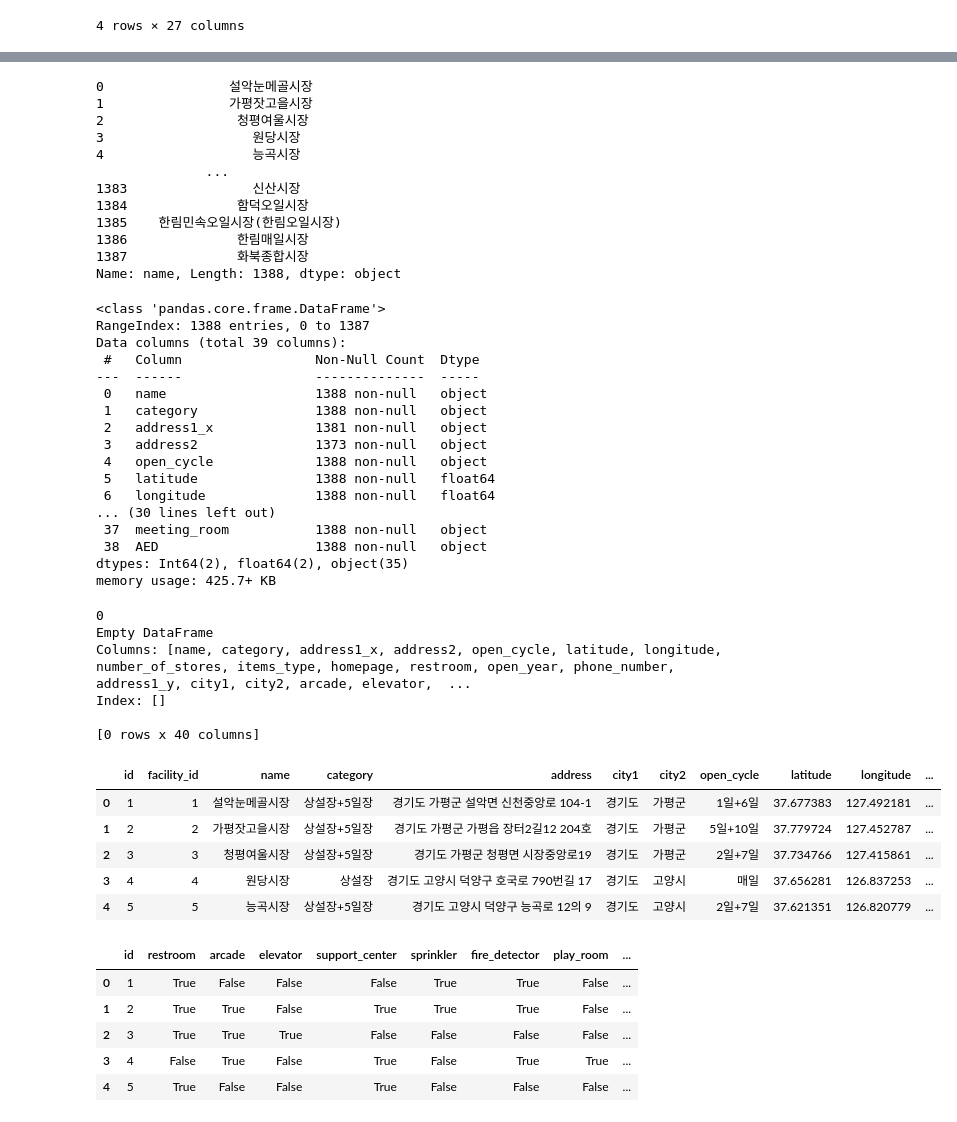
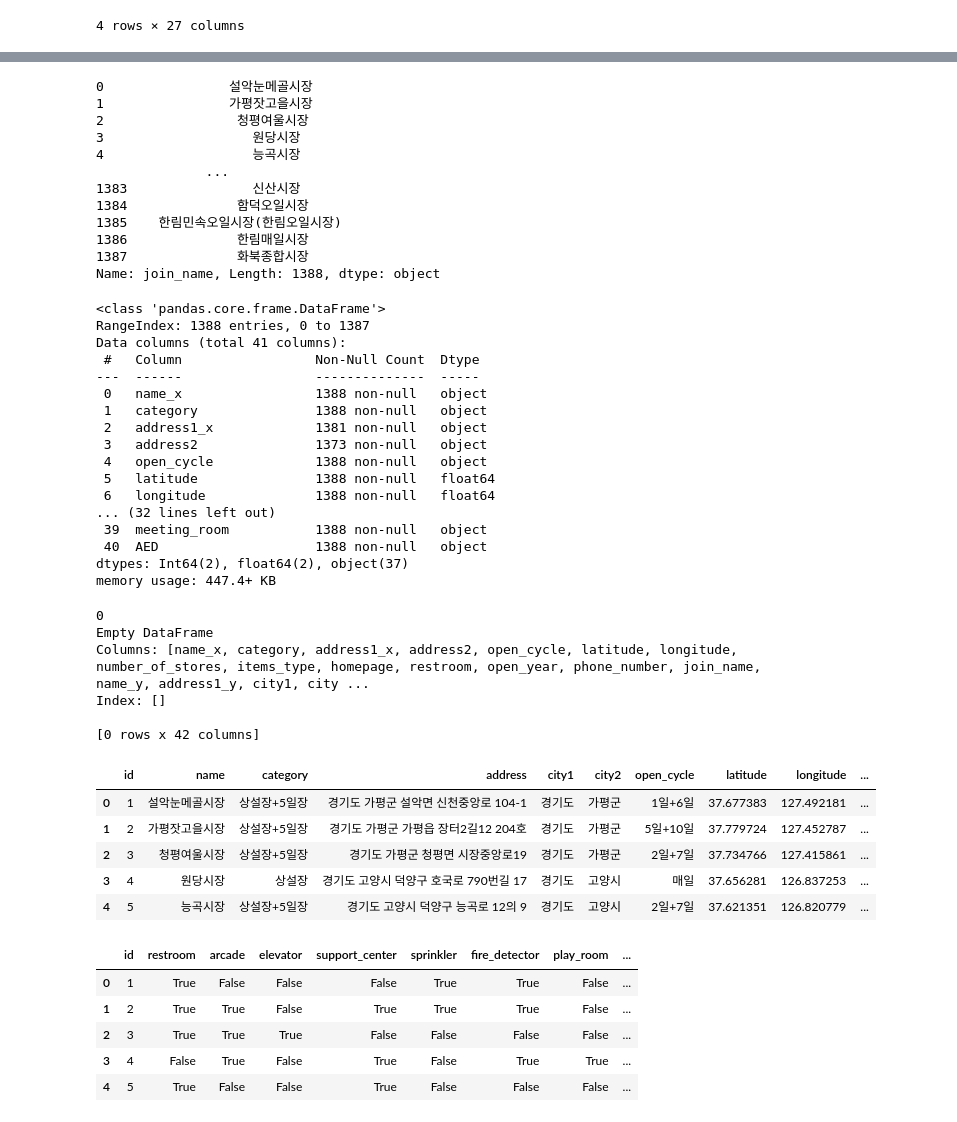
Before and after one commit to ArcoKim/traditional_market_map, a Jupyter notebook: data/transform.ipynb, the cells around one changed output, grey strips where cells are left out. Drawn from its saved outputs; the diff is of its cells as text; code cells hidden in the pictures.

```diff
--- a/data/transform.ipynb
+++ b/data/transform.ipynb
@@ -124,8 +124,8 @@ def get_name(row):
         return zone[:-1] + row['name']
     return row['name']
 
-market['name'] = market.apply(get_name, axis=1)
-market['name']
+market['join_name'] = market.apply(get_name, axis=1)
+market['join_name']
 # %% [output]
 0             설악눈메골시장
 1             가평잣고을시장
@@ -197,9 +217,9 @@ facility[facility['address1'] == '0']
 # %%
-facility.loc[499, 'name'] = '김천중앙시장'
-facility.loc[739, 'name'] = '운수대통 생거진천전통시장'
+facility.loc[499, 'name'] = '운수대통 생거진천전통시장'
+facility.loc[739, 'name'] = '김천중앙시장'
 facility.loc[938, 'name'] = '서문시장 아진상가'
-facility['name'] = facility.apply(get_name, axis=1)
-facility['name']
+facility['join_name'] = facility.apply(get_name, axis=1)
+facility['join_name']
 # %% [output]
 0                설악눈메골시장
 1                가평잣고을시장
@@ -212,28 +232,28 @@ facility['name']
 1385    한림민속오일시장(한림오일시장)
 1386              한림매일시장
 1387              화북종합시장
-Name: name, Length: 1388, dtype: object
+Name: join_name, Length: 1388, dtype: object
 # %%
-alls = pd.merge(market, facility, on=['name'])
+alls = pd.merge(market, facility, on=['join_name'])
 alls.info()
 # %% [output]
 <class 'pandas.core.frame.DataFrame'>
 RangeIndex: 1388 entries, 0 to 1387
-Data columns (total 39 columns):
+Data columns (total 41 columns):
  #   Column                 Non-Null Count  Dtype
 ---  ------                 --------------  -----
- 0   name                   1388 non-null   object
+ 0   name_x                 1388 non-null   object
  1   category               1388 non-null   object
  2   address1_x             1381 non-null   object
  3   address2               1373 non-null   object
  4   open_cycle             1388 non-null   object
  5   latitude               1388 non-null   float64
  6   longitude              1388 non-null   float64
-... (30 lines left out)
- 37  meeting_room           1388 non-null   object
- 38  AED                    1388 non-null   object
-dtypes: Int64(2), float64(2), object(35)
-memory usage: 425.7+ KB
+... (32 lines left out)
+ 39  meeting_room           1388 non-null   object
+ 40  AED                    1388 non-null   object
+dtypes: Int64(2), float64(2), object(37)
+memory usage: 447.4+ KB
 # %%
 alls = alls.replace('N', False)
 alls = alls.replace('Y', True)
@@ -249,26 +269,26 @@ print(alls[alls['address'] == '0'])
 # %% [output]
 0
 Empty DataFrame
-Columns: [name, category, address1_x, address2, open_cycle, latitude, longitude, number_of_stores, items_type, homepage, restroom, open_year, phone_number, address1_y, city1, city2, arcade, elevator,  ...
+Columns: [name_x, category, address1_x, address2, open_cycle, latitude, longitude, number_of_stores, items_type, homepage, restroom, open_year, phone_number, join_name, name_y, address1_y, city1, city ...
 Index: []
 
-[0 rows x 40 columns]
+[0 rows x 42 columns]
 # %%
-market = alls[["name", "category", "address", "city1", "city2", "open_cycle", "latitude", "longitude", "number_of_stores",
-               "items_type", "homepage", "open_year", "phone_number"]]
+alls.index += 1
+alls = alls.reset_index().rename(columns={"index": "facility_id"})
 
-market.index += 1
-market = market.reset_index().rename(columns={"index": "facility_id"})
+alls.index += 1
+alls = alls.reset_index().rename(columns={"index": "id", "name_x": "name"})
 
-market.index += 1
-market = market.reset_index().rename(columns={"index": "id"})
+market = alls[["id", "name", "category", "address", "city1", "city2", "open_cycle", "latitude", "longitude", "number_of_stores",
+               "items_type", "homepage", "open_year", "phone_number", "facility_id"]]
 
 market.head()
 # %% [output]
-|  | id | facility_id | name | category | address | city1 | city2 | open_cycle | latitude | longitude | ... |
-| 0 | 1 | 1 | 설악눈메골시장 | 상설장+5일장 | 경기도 가평군 설악면 신천중앙로 104-1 | 경기도 | 가평군 | 1일+6일 | 37.677383 | 127.492181 | ... |
-| 1 | 2 | 2 | 가평잣고을시장 | 상설장+5일장 | 경기도 가평군 가평읍 장터2길12 204호 | 경기도 | 가평군 | 5일+10일 | 37.779724 | 127.452787 | ... |
-| 2 | 3 | 3 | 청평여울시장 | 상설장+5일장 | 경기도 가평군 청평면 시장중앙로19 | 경기도 | 가평군 | 2일+7일 | 37.734766 | 127.415861 | ... |
-| 3 | 4 | 4 | 원당시장 | 상설장 | 경기도 고양시 덕양구 호국로 790번길 17 | 경기도 | 고양시 | 매일 | 37.656281 | 126.837253 | ... |
-| 4 | 5 | 5 | 능곡시장 | 상설장+5일장 | 경기도 고양시 덕양구 능곡로 12의 9 | 경기도 | 고양시 | 2일+7일 | 37.621351 | 126.820779 | ... |
+|  | id | name | category | address | city1 | city2 | open_cycle | latitude | longitude | ... |
+| 0 | 1 | 설악눈메골시장 | 상설장+5일장 | 경기도 가평군 설악면 신천중앙로 104-1 | 경기도 | 가평군 | 1일+6일 | 37.677383 | 127.492181 | ... |
+| 1 | 2 | 가평잣고을시장 | 상설장+5일장 | 경기도 가평군 가평읍 장터2길12 204호 | 경기도 | 가평군 | 5일+10일 | 37.779724 | 127.452787 | ... |
+| 2 | 3 | 청평여울시장 | 상설장+5일장 | 경기도 가평군 청평면 시장중앙로19 | 경기도 | 가평군 | 2일+7일 | 37.734766 | 127.415861 | ... |
+| 3 | 4 | 원당시장 | 상설장 | 경기도 고양시 덕양구 호국로 790번길 17 | 경기도 | 고양시 | 매일 | 37.656281 | 126.837253 | ... |
+| 4 | 5 | 능곡시장 | 상설장+5일장 | 경기도 고양시 덕양구 능곡로 12의 9 | 경기도 | 고양시 | 2일+7일 | 37.621351 | 126.820779 | ... |
 # %%
```
Also changed, not shown: parts of 10 cells of this notebook, 6 other files.
